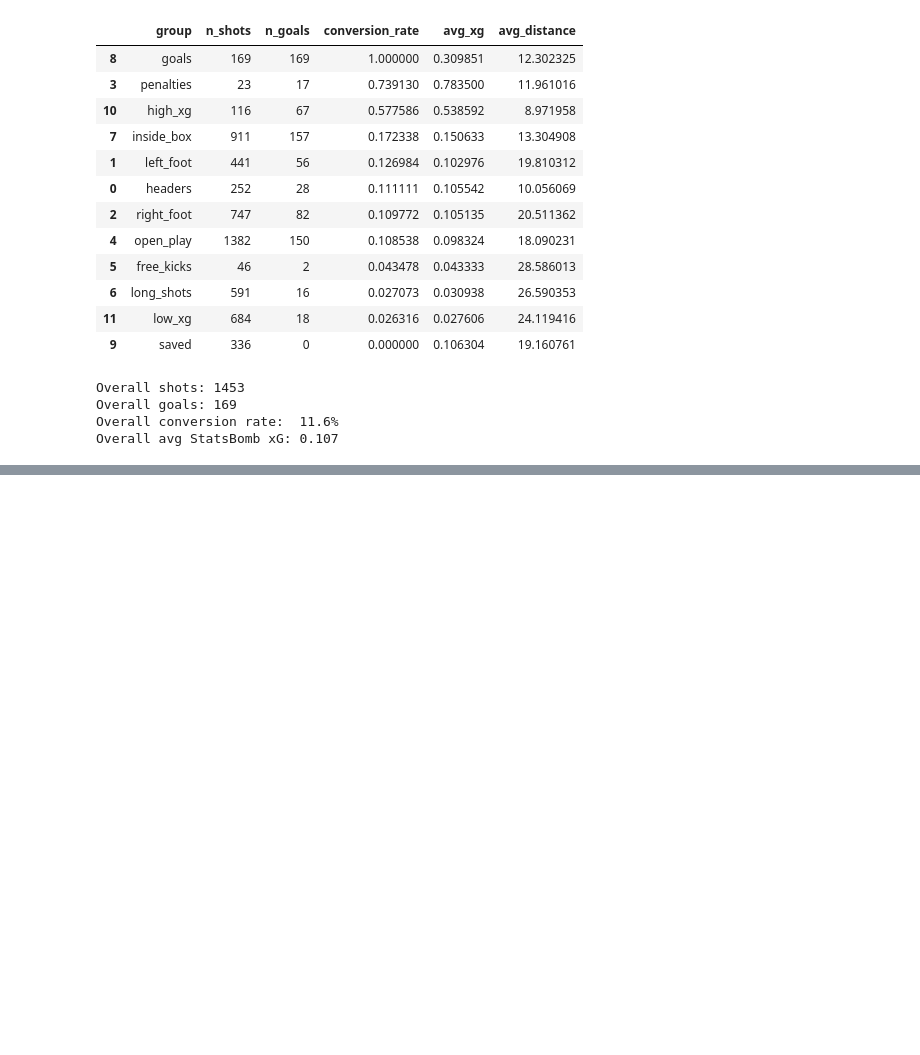
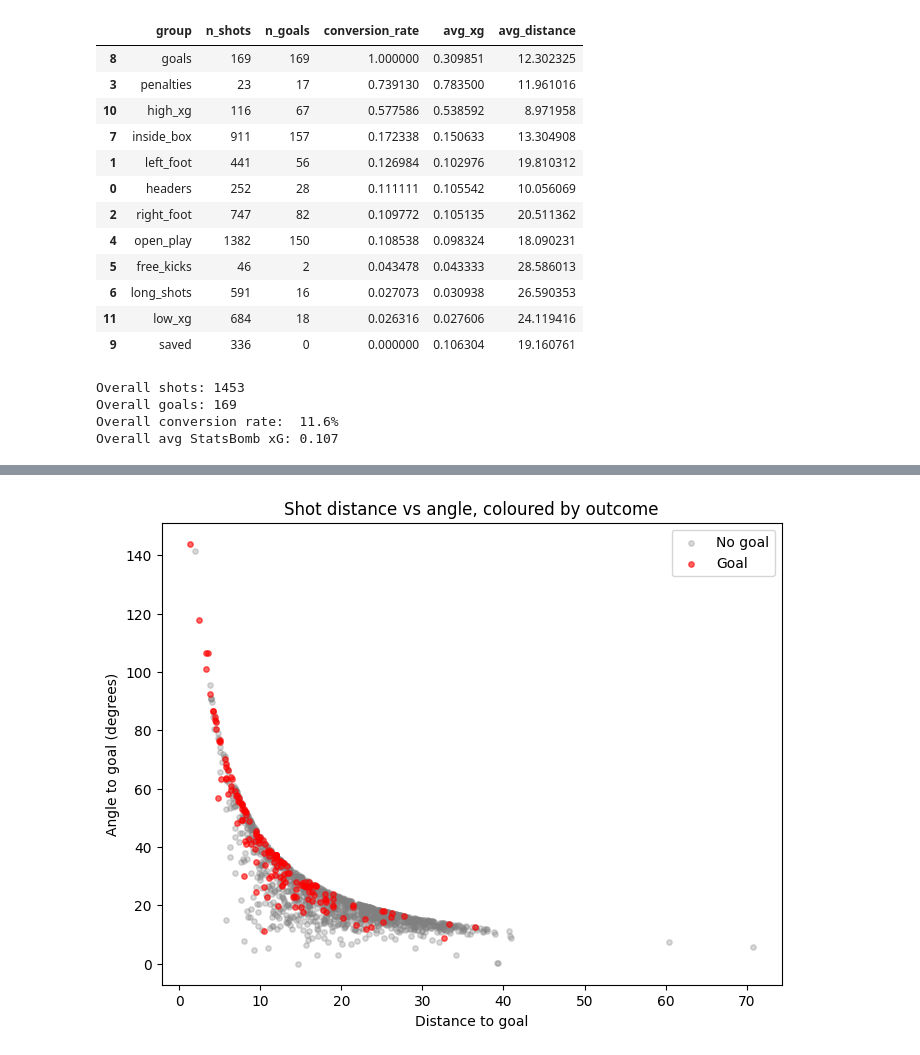
Before and after one commit to chidianagu/xg-model, a Jupyter notebook: notebooks/01_data_exploration.ipynb, the cells around one changed output, grey strips where cells are left out. Cells and saved outputs as stored; diff of their text form; code cells hidden in the pictures; blank space fills up the shorter version.

Commit message:
Add angle_to_goal feature, verify against sanity checks and conversion rates

```diff
--- a/notebooks/01_data_exploration.ipynb
+++ b/notebooks/01_data_exploration.ipynb
@@ -516,0 +543,6 @@ Overall avg StatsBomb xG: 0.107
+# %%
+shots['angle_to_goal'] = shots.apply(
+    lambda row: angle_to_goal(row['x'], row['y']), axis = 1
+)
+
+shots[['x', 'y', 'distance_to_goal', 'angle_to_goal', 'shot_outcome', 'shot_statsbomb_xg']].head(10)
@@ -516,0 +585,18 @@ Overall avg StatsBomb xG: 0.107
+# %%
+# Scatter of angle vs distance, coloured by outcome
+
+fig, ax = plt.subplots(figsize=(8, 6))
+goal_mask = shots['shot_outcome'] == 'Goal'
+
+ax.scatter(shots.loc[~goal_mask, 'distance_to_goal'], shots.loc[~goal_mask, 'angle_to_goal'],
+           alpha=0.3, s=15, color='grey', label='No goal')
+ax.scatter(shots.loc[goal_mask, 'distance_to_goal'], shots.loc[goal_mask, 'angle_to_goal'],
+           alpha=0.6, s=15, color='red', label='Goal')
+
+ax.set_xlabel('Distance to goal')
+ax.set_ylabel('Angle to goal (degrees)')
+ax.set_title('Shot distance vs angle, coloured by outcome')
+ax.legend()
+plt.show()
+# %% [output]
+[figure, added]
```
Also changed, not shown: parts of 4 cells of this notebook.
